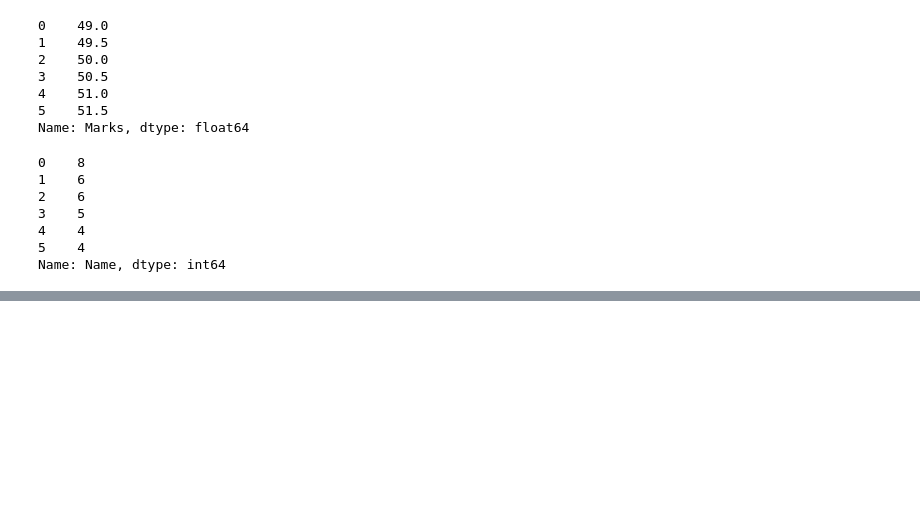
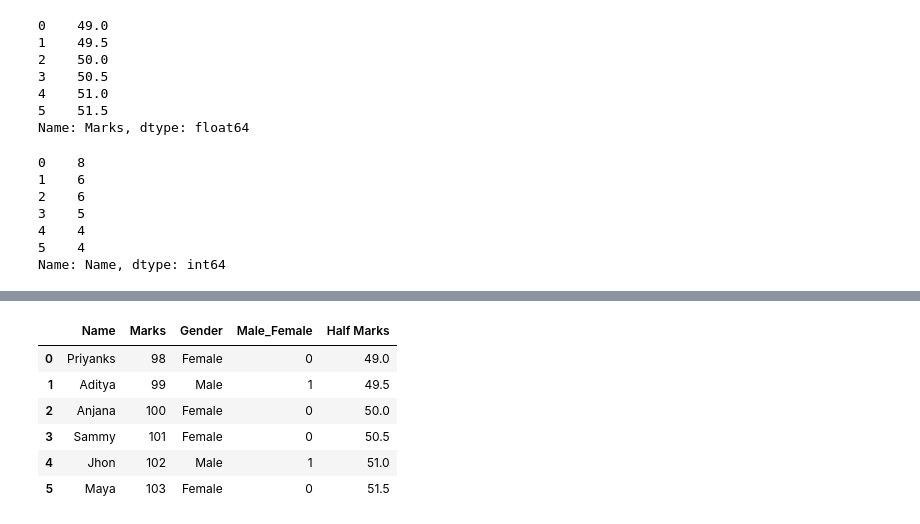
Before and after one commit to AlisTamang10/Python-Basics, a Jupyter notebook: Data Analysis/Data Reading.ipynb, the cells around one changed output, grey strips where cells are left out. Cells and saved outputs as stored; diff of their text form; code cells hidden in the pictures; blank space fills up the shorter version.

```diff
--- a/Data Analysis/Data Reading.ipynb
+++ b/Data Analysis/Data Reading.ipynb
@@ -227,0 +238,12 @@ df1
+# %%
+#dropping the column
+# df1.drop('Male_Female',axis=1)
+df1
+# %% [output]
+|  | Name | Marks | Gender | Male_Female | Half Marks |
+| 0 | Priyanks | 98 | Female | 0 | 49.0 |
+| 1 | Aditya | 99 | Male | 1 | 49.5 |
+| 2 | Anjana | 100 | Female | 0 | 50.0 |
+| 3 | Sammy | 101 | Female | 0 | 50.5 |
+| 4 | Jhon | 102 | Male | 1 | 51.0 |
+| 5 | Maya | 103 | Female | 0 | 51.5 |
```
Also changed, not shown: parts of 13 cells of this notebook.
